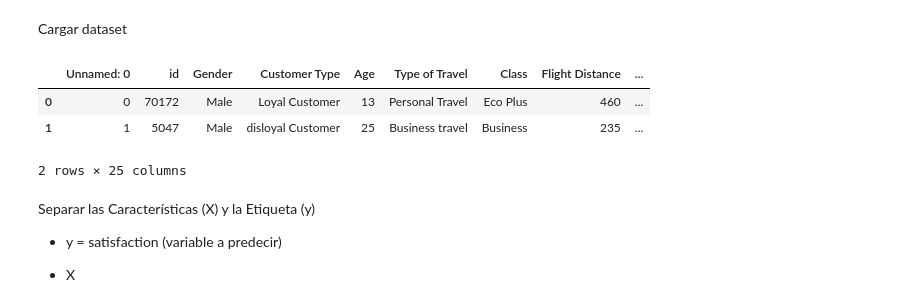
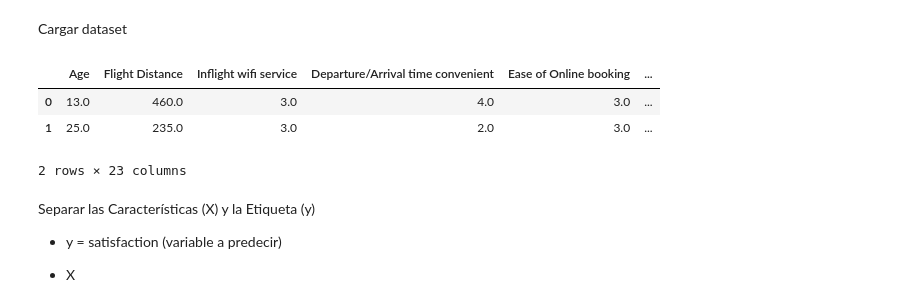
Before and after one commit to AndreaMoraledaBlanco/ML-Grupo5, a Jupyter notebook: notebooks/modelo_knn.ipynb, the cells around one changed output. Cells and saved outputs as stored; diff of their text form; code cells hidden in the pictures.

```diff
--- a/notebooks/modelo_knn.ipynb
+++ b/notebooks/modelo_knn.ipynb
@@ -10,13 +10,13 @@ import seaborn as sns
 # %% [markdown]
 Cargar dataset
 # %%
-df = pd.read_csv('../data/airline_passenger_satisfaction.csv')
+df = pd.read_csv('../data/airline_cleaned.csv')
 df.head(2)
 # %% [output]
-|  | Unnamed: 0 | id | Gender | Customer Type | Age | Type of Travel | Class | Flight Distance | ... |
-| 0 | 0 | 70172 | Male | Loyal Customer | 13 | Personal Travel | Eco Plus | 460 | ... |
-| 1 | 1 | 5047 | Male | disloyal Customer | 25 | Business travel | Business | 235 | ... |
+|  | Age | Flight Distance | Inflight wifi service | Departure/Arrival time convenient | Ease of Online booking | ... |
+| 0 | 13.0 | 460.0 | 3.0 | 4.0 | 3.0 | ... |
+| 1 | 25.0 | 235.0 | 3.0 | 2.0 | 3.0 | ... |
-2 rows × 25 columns
+2 rows × 23 columns
 # %% [markdown]
 Separar las Características (X) y la Etiqueta (y)
 
```
Also changed, not shown: parts of 19 cells of this notebook.
